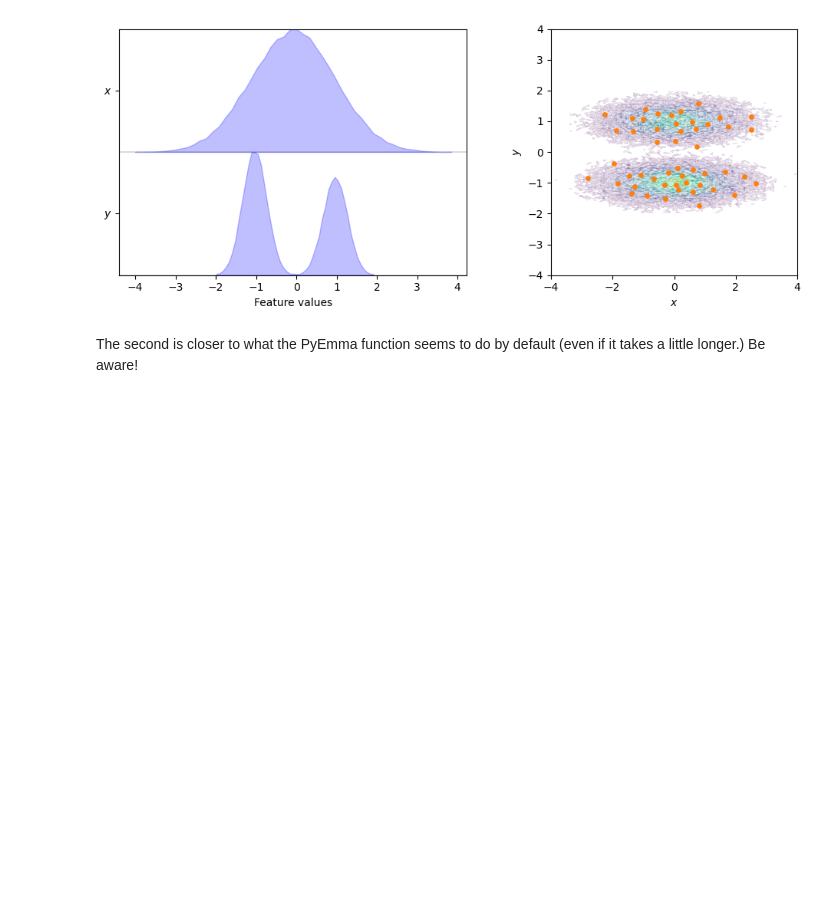
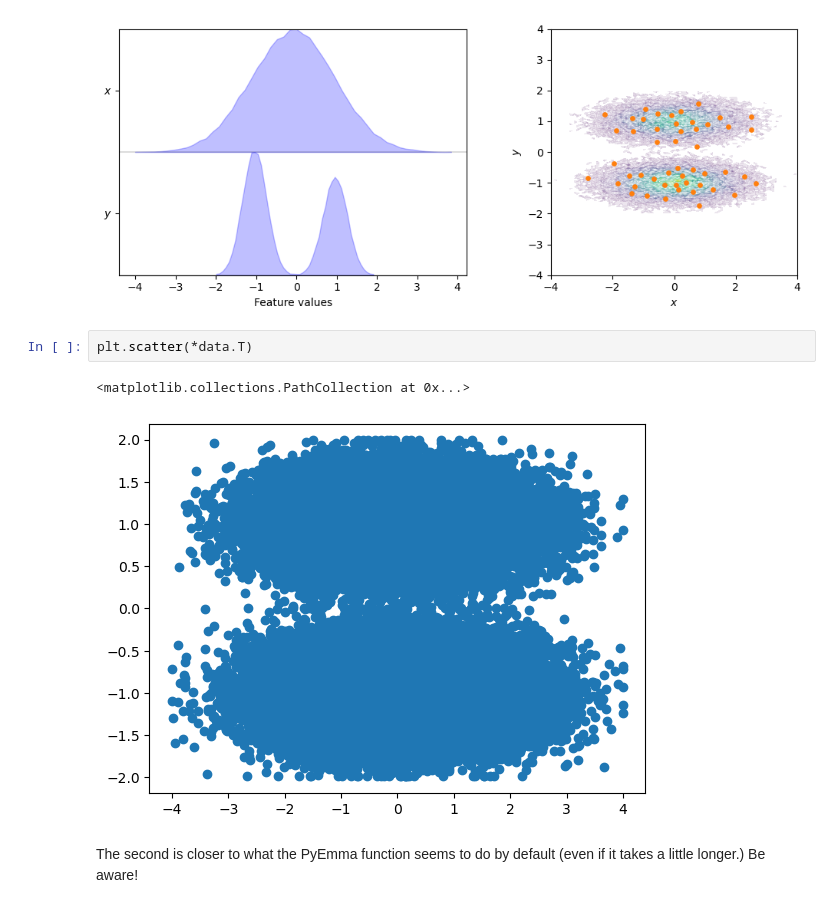
Before and after one commit to Mansbach-Lab/deeptimeMSMs, a Jupyter notebook: step2-msm-estimation-and-validation.ipynb, the cells around one changed output. Drawn from its saved outputs; the diff is of its cells as text; blank space fills up the shorter version.

```diff
--- a/step2-msm-estimation-and-validation.ipynb
+++ b/step2-msm-estimation-and-validation.ipynb
@@ -78,6 +81,11 @@ axes[1].set_aspect('equal')
 fig.tight_layout()
 # %% [output]
 [figure]
+# %%
+plt.scatter(*data.T)
+# %% [output]
+<matplotlib.collections.PathCollection at 0x...>
+[figure, added]
 # %% [markdown]
 The second is closer to what the PyEmma function seems to do by default (even if it takes a little longer.)  Be aware!
 # %% [markdown]
```
Also changed, not shown: parts of 38 cells of this notebook, 2 other files.
